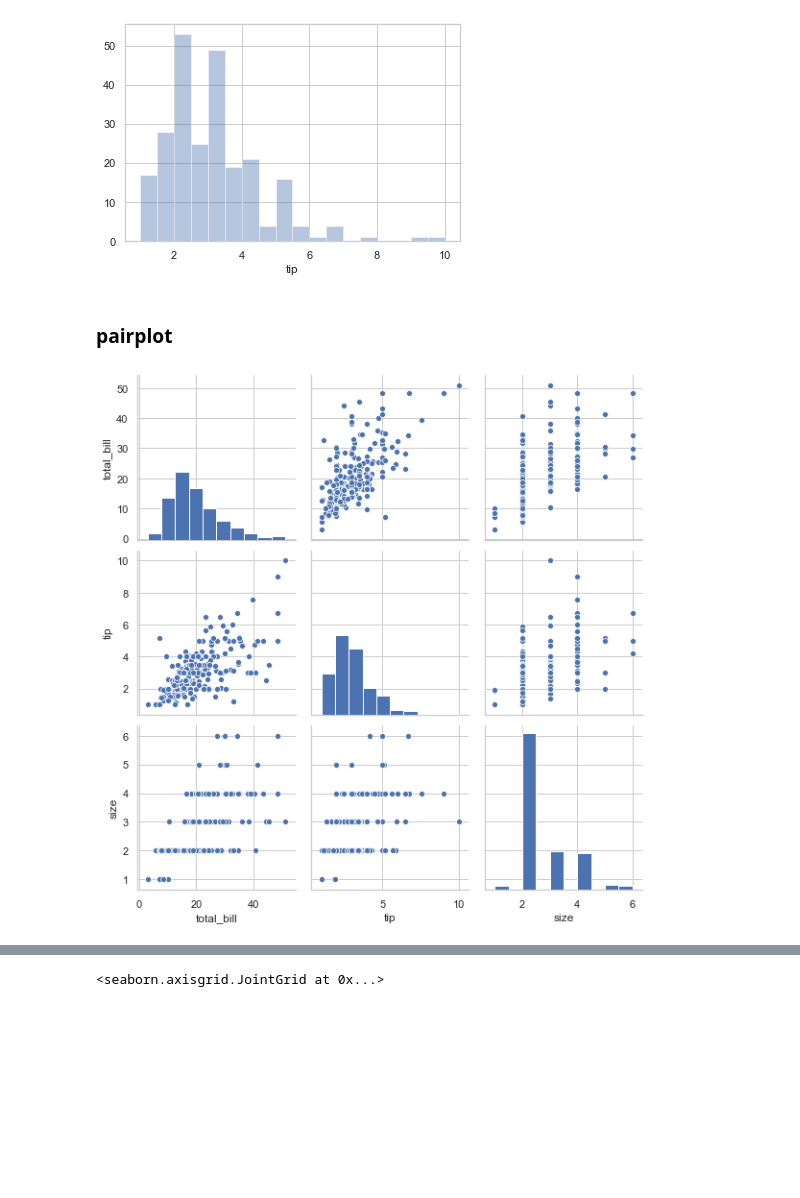
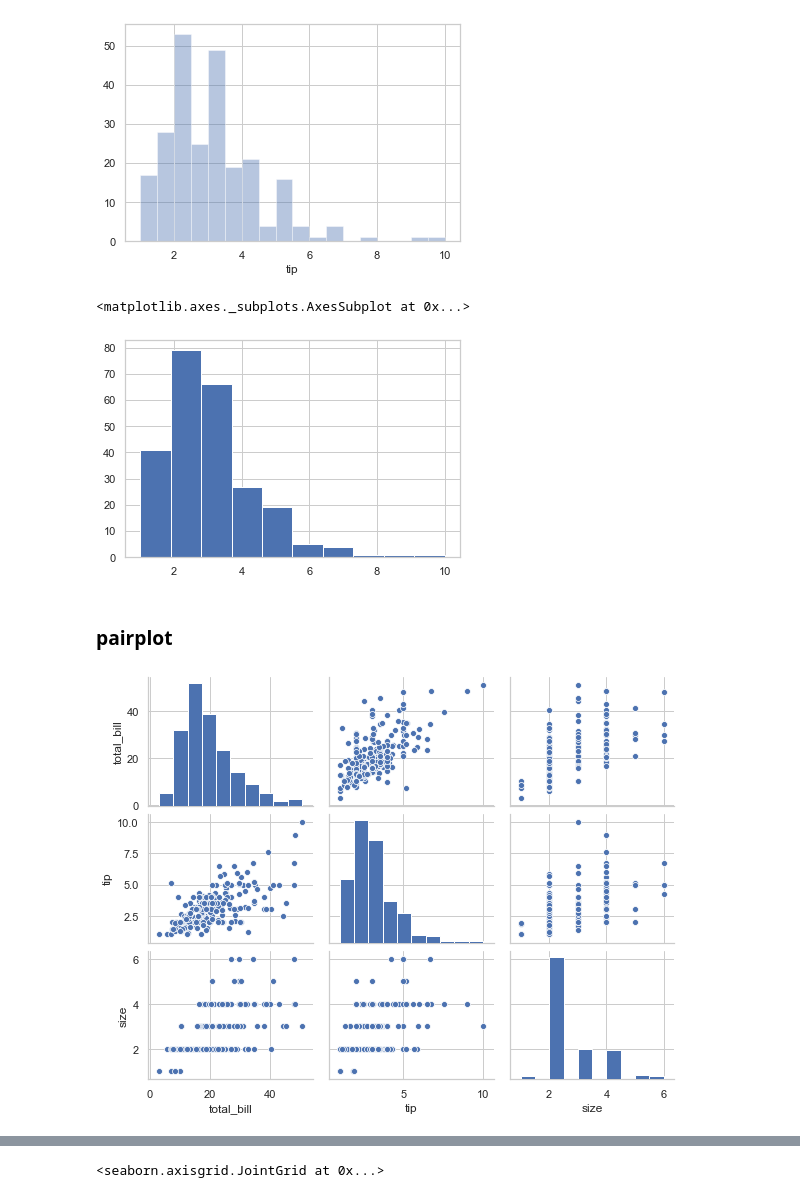
Before and after one commit to srikanthpragada/DS_18_MAY_2020, a Jupyter notebook: plots/seaborn_demo.ipynb, the cells around one changed output, grey strips where cells are left out. Cells and saved outputs as stored; diff of their text form; code cells hidden in the pictures; blank space fills up the shorter version.

```diff
--- a/plots/seaborn_demo.ipynb
+++ b/plots/seaborn_demo.ipynb
@@ -190,11 +190,16 @@ sns.distplot(tips['tip'],kde=False)
 # %% [output]
 <matplotlib.axes._subplots.AxesSubplot at 0x...>
 [figure]
+# %%
+tips.tip.hist()
+# %% [output]
+<matplotlib.axes._subplots.AxesSubplot at 0x...>
+[figure, added]
 # %% [markdown]
 ### pairplot
 # %%
-sns.pairplot(tips,vars=['total_bill','tip','size'], diag_kind='hist')
-plt.gcf().set_size_inches(8,8)
+sns.pairplot(tips,vars=['total_bill','tip','size'])
+plt.gcf().set_size_inches(8,6)
 # %% [output]
-[figure, old version]
+[figure, new version]
 # %%
```
Also changed, not shown: parts of 8 cells of this notebook, 2 other files.
